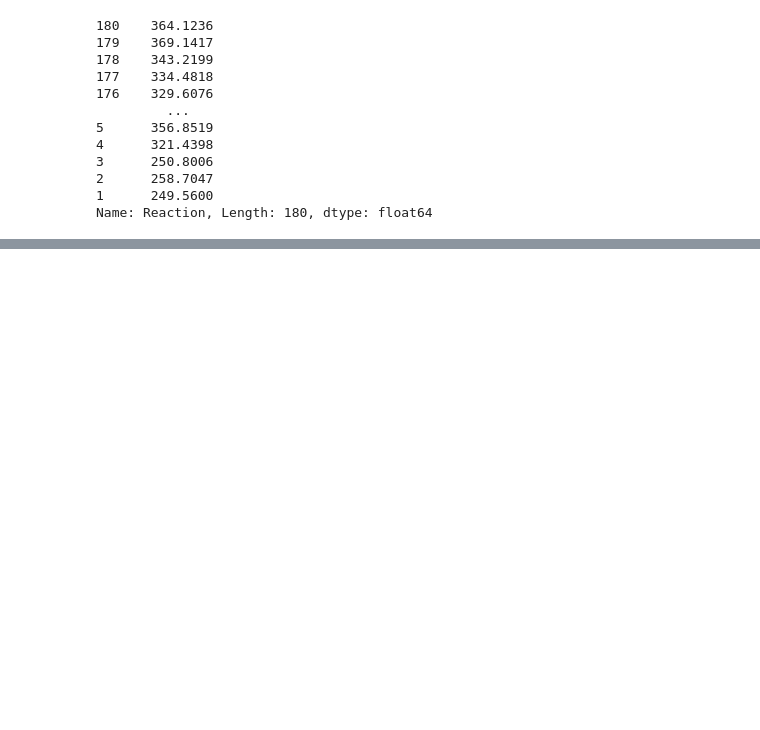
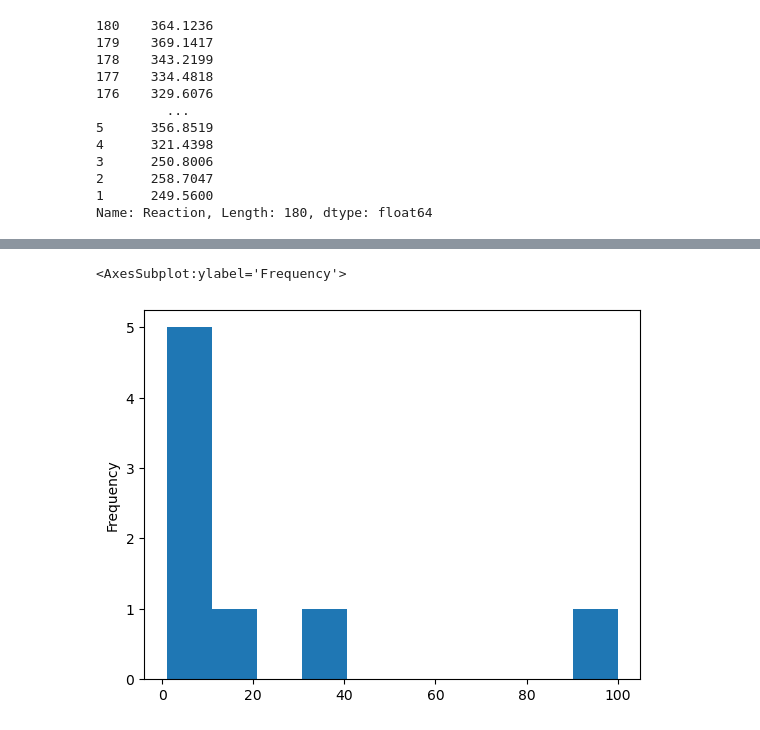
Before and after one commit to corey-baughman/1018_practice, a Jupyter notebook: pandas_practice.ipynb, the cells around one changed output, grey strips where cells are left out. Saved outputs shown, nothing was run; the diff lists cells and outputs as text; code cells hidden in the pictures; blank space fills up the shorter version.

```diff
--- a/pandas_practice.ipynb
+++ b/pandas_practice.ipynb
@@ -478,0 +1076,6 @@ Name: Reaction, Length: 180, dtype: float64
+# %%
+# here we specify the plot type we want matplotlib to use:
+nums_series.plot.hist()
+# %% [output]
+<AxesSubplot:ylabel='Frequency'>
+[figure, added]
```
Also changed, not shown: parts of 79 cells of this notebook.
